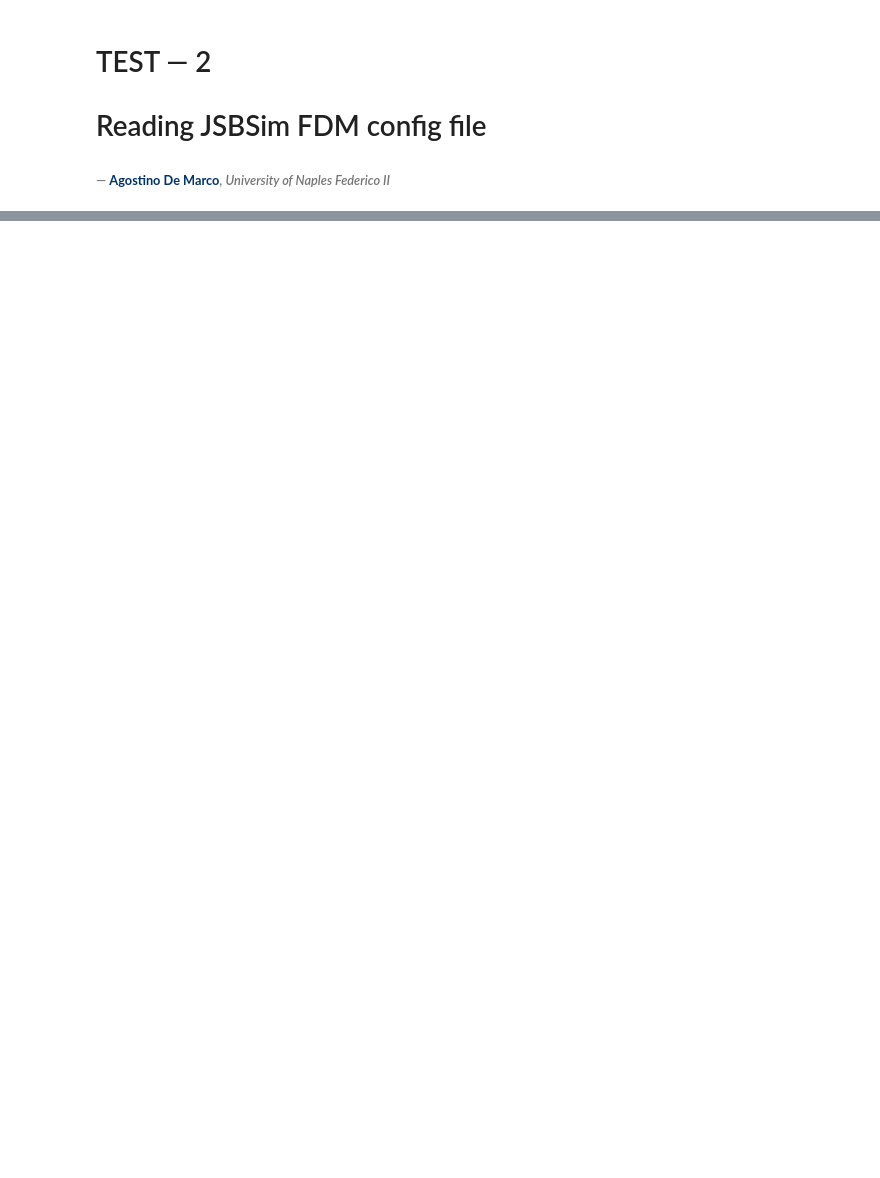
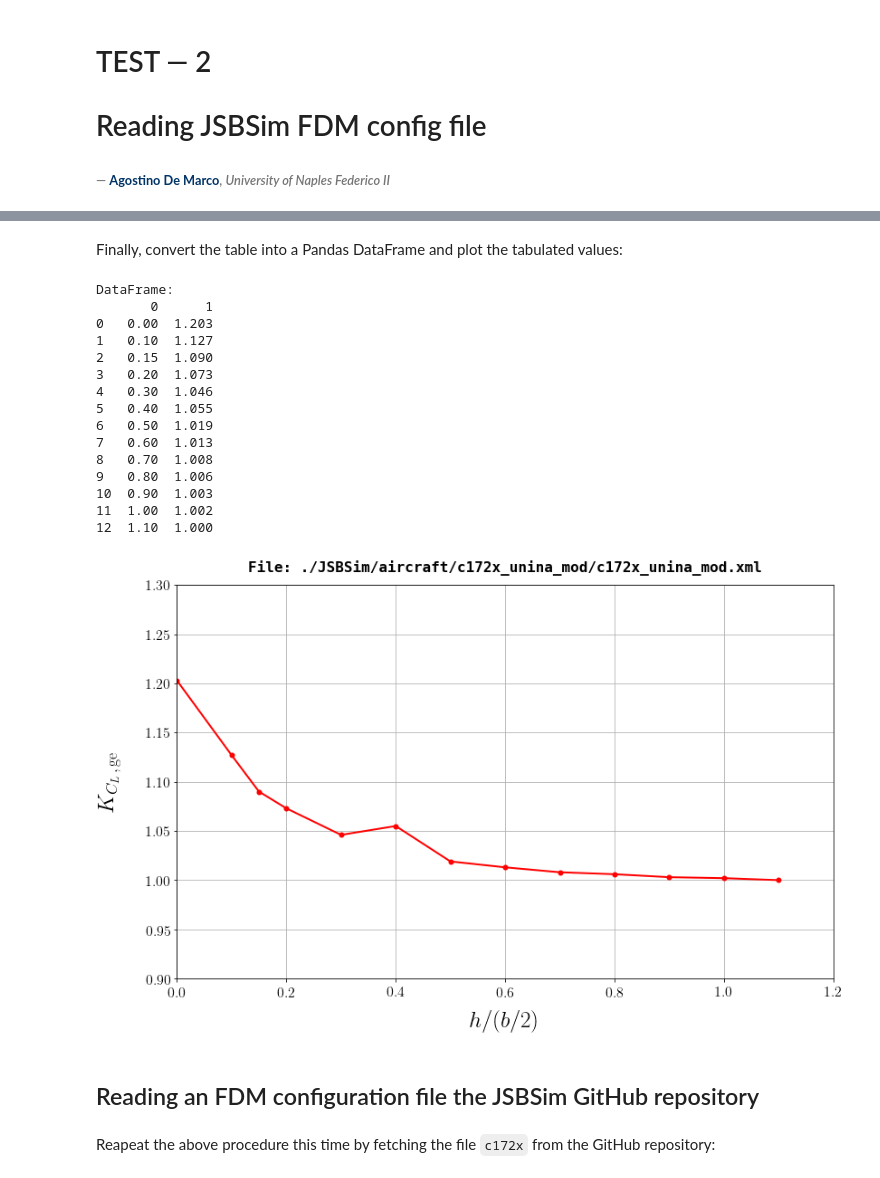
Before and after one commit to JSBSim-Team/jsbsim-reference-manual, a Jupyter notebook: docs/_mypages/Jupyter_Notebooks/02_reading_jsbsim_config.ipynb, the cells around one changed output, grey strips where cells are left out. Cells and saved outputs as stored; diff of their text form; code cells hidden in the pictures; blank space fills up the shorter version.

Commit message:
[Jupyter Notebooks] Test 2 complete: reads a local fdm and plots the CL-Ground-Effect tabular data. Do the same for the online c172x model (no kinky data)

```diff
--- a/docs/_mypages/Jupyter_Notebooks/02_reading_jsbsim_config.ipynb
+++ b/docs/_mypages/Jupyter_Notebooks/02_reading_jsbsim_config.ipynb
@@ -16 +94,45 @@ from MCSim import *
+# %% [markdown]
+Finally, convert the table into a Pandas DataFrame and plot the tabulated values:
+# %%
+TESTDATA = StringIO(tableData_text)
+
+df = pd.read_csv(TESTDATA, header=None, delimiter=r"\s+") # separator: one or more spaces
+
+print("DataFrame:")
+print(df)
+
+plt.rc('text', usetex=True)
+plt.rc('font', family='serif')
+
+ax = df.plot(figsize=(13,8), x=0, y=1, style='.-', legend=False);
+ax.set_xlabel(r'$h/(b/2)$', fontsize=25)
+ax.xaxis.set_label_coords(0.5,-0.08)
+ax.set_ylabel(r'$K_{C_L\,,\,\mathrm{ge}}$', fontsize=25)
+ax.yaxis.set_label_coords(-0.08,0.5)
+ax.set_xlim(0, 1.2)
+ax.set_ylim(0.9, 1.3)
+ax.set_title("File: {0}".format(fdm_file.path), usetex=False, family='monospace', y=1.02)
+plt.grid()
+plt.show()
+# %% [output]
+DataFrame:
+       0      1
+0   0.00  1.203
+1   0.10  1.127
+2   0.15  1.090
+3   0.20  1.073
+4   0.30  1.046
+5   0.40  1.055
+6   0.50  1.019
+7   0.60  1.013
+8   0.70  1.008
+9   0.80  1.006
+10  0.90  1.003
+11  1.00  1.002
+12  1.10  1.000
+[figure, added]
+# %% [markdown]
+## Reading an FDM configuration file the JSBSim GitHub repository
+# %% [markdown]
+Reapeat the above procedure this time by fetching the file `c172x` from the GitHub repository:
 # %%
```
Also changed, not shown: parts of 14 cells of this notebook.
